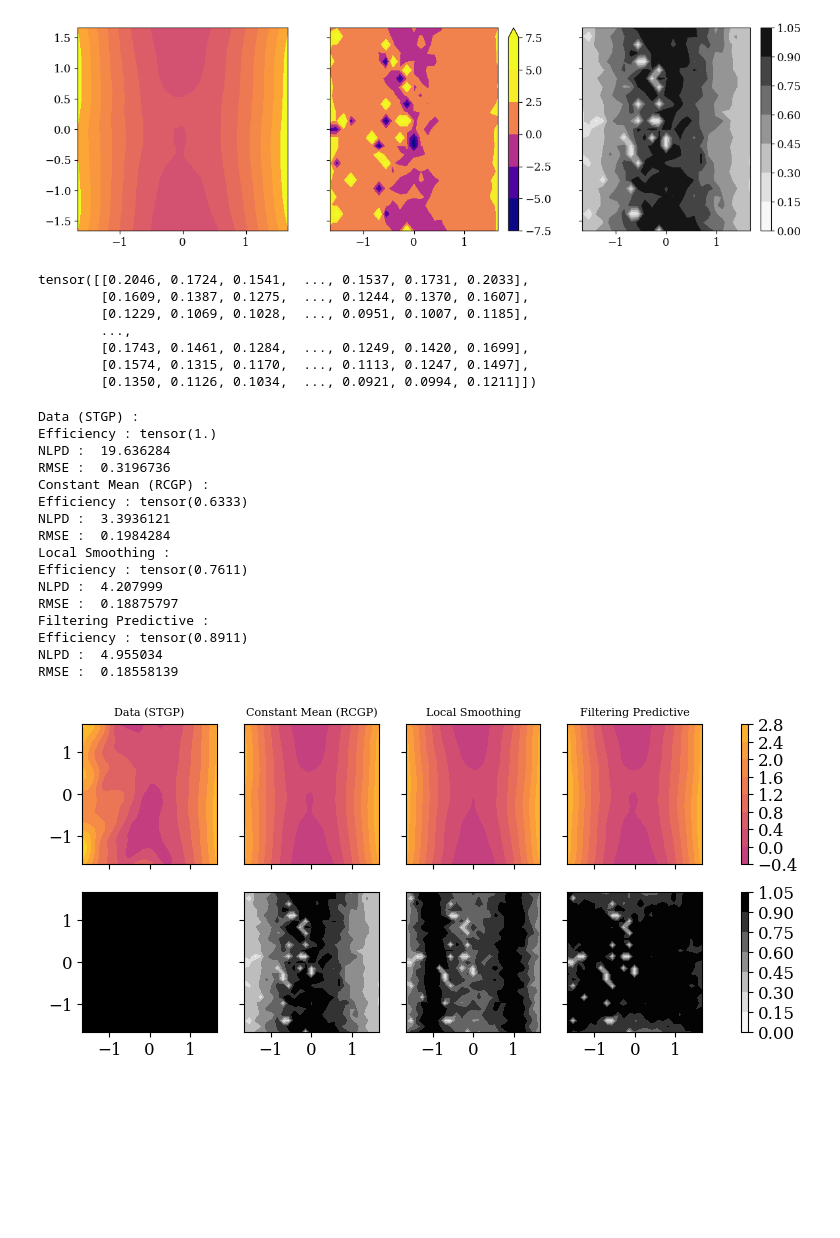
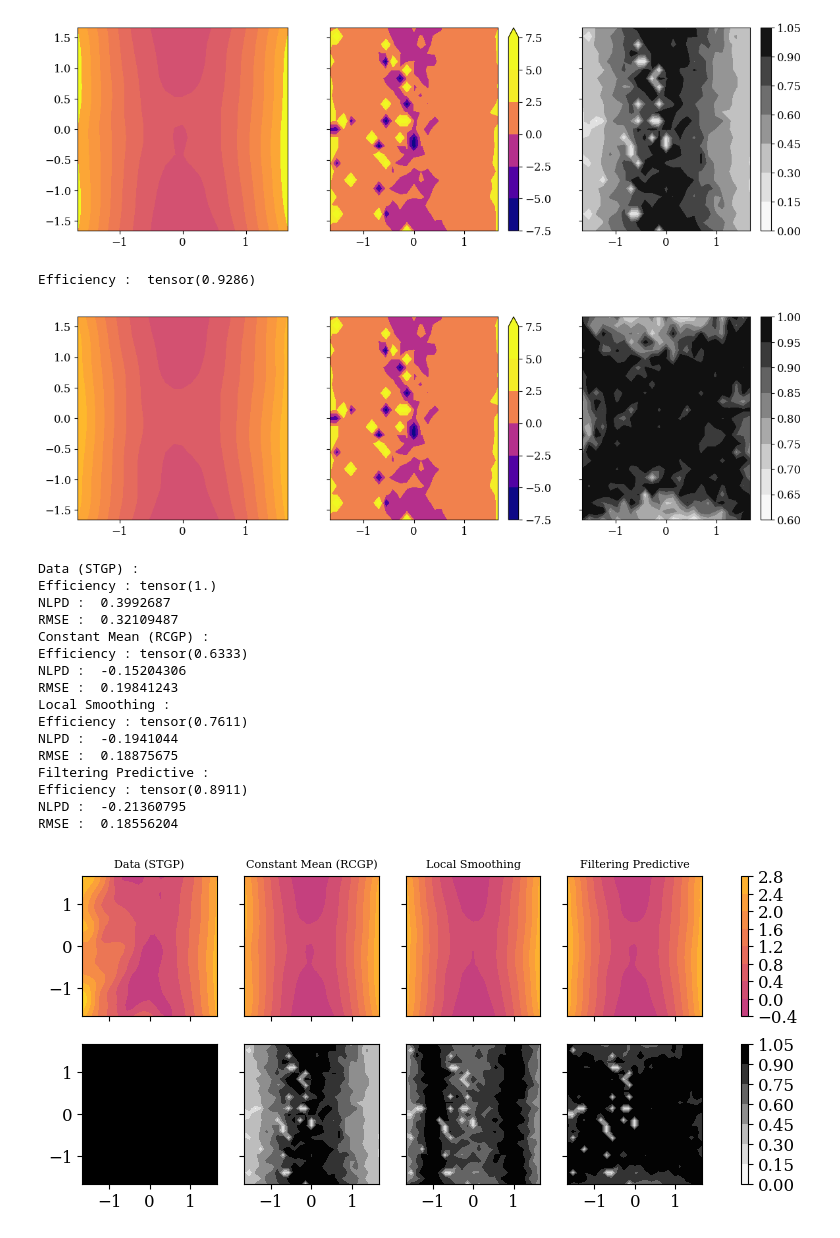
Before and after one commit to williamlaplante/ST-RCGP, a Jupyter notebook: experiments/simulated-spatio-temporal/comp-prior-means.ipynb, the cells around one changed output. Saved outputs shown, nothing was run; the diff lists cells and outputs as text; code cells hidden in the pictures; blank space fills up the shorter version.

```diff
--- a/experiments/simulated-spatio-temporal/comp-prior-means.ipynb
+++ b/experiments/simulated-spatio-temporal/comp-prior-means.ipynb
@@ -98,9 +106,9 @@ spatial_magnitude = gp_std.spatial_magnitude.clone().detach().item()
 # %% [markdown]
 # Comparing prior means
 # %%
-def get_pred_prior_mean(prior_mean):
+def get_pred_prior_mean(prior_mean, data):
 
-    model = SpatioTemporalRCGP(ts=ts, grid=grids[0], Ys=Ys, p=1)
+    model = SpatioTemporalRCGP(ts=ts, grid=grids[0], Ys=data, p=1)
 
     model.var_y = var_y
     model.temporal_lengthscale = temporal_lengthscale
@@ -123,7 +131,7 @@ def get_pred_prior_mean(prior_mean):
     with tc.no_grad():
         (preds_smooth, stds_smooth, eff), (preds_filt, covs_filt, R, Ws_norm), (ms, Ps) = model.forward(smoothing=True)
 
-    return preds_smooth, stds_smooth, eff
+    return preds_smooth, stds_smooth, eff, model.var_y.clone().detach()
 # %%
 def plot_one_map(idx, grid, preds_smooth, eff, data, vmin, vmax, cmap='plasma'):
 
@@ -149,4 +156,10 @@ plot_one_map(idx=1, grid=grids[0], preds_smooth=preds_smooth, data=Ys, eff=eff,
 # %% [output]
 Efficiency :  tensor(0.6333)
 [figure]
+# %%
+preds_smooth, stds_smooth, eff, var_y_test = get_pred_prior_mean(prior_mean=3, data=Ys_no_outliers)
+plot_one_map(idx=1, grid=grids[0], preds_smooth=preds_smooth, data=Ys, eff=eff, vmin=-5, vmax=4)
+# %% [output]
+Efficiency :  tensor(0.9286)
+[figure, added]
 # %%
@@ -176,33 +191,23 @@ def plot_multiple_prior_means(idx, grid, data, vmin, vmax, cmap='plasma'):
 
     fig.colorbar(c0, ax=axs[0])
     fig.colorbar(c1, ax=axs[1])
-# %%
-stds_smooth
-# %% [output]
-tensor([[0.2046, 0.1724, 0.1541,  ..., 0.1537, 0.1731, 0.2033],
-        [0.1609, 0.1387, 0.1275,  ..., 0.1244, 0.1370, 0.1607],
-        [0.1229, 0.1069, 0.1028,  ..., 0.0951, 0.1007, 0.1185],
-        ...,
-        [0.1743, 0.1461, 0.1284,  ..., 0.1249, 0.1420, 0.1699],
-        [0.1574, 0.1315, 0.1170,  ..., 0.1113, 0.1247, 0.1497],
-        [0.1350, 0.1126, 0.1034,  ..., 0.0921, 0.0994, 0.1211]])
 # %%
-plot_multiple_prior_means(idx=1, grid=grids[0], data=Ys_no_outliers, vmin=-4, vmax=4)
+plot_multiple_prior_means(idx=1, grid=grids[0], data=Ys_no_outliers, data_fit=Ys, vmin=-4, vmax=4)
 # %% [output]
 Data (STGP) :
 Efficiency : tensor(1.)
-NLPD :  19.636284
-RMSE :  0.3196736
+NLPD :  0.3992687
+RMSE :  0.32109487
 Constant Mean (RCGP) :
 Efficiency : tensor(0.6333)
-NLPD :  3.3936121
-RMSE :  0.1984284
+NLPD :  -0.15204306
+RMSE :  0.19841243
 Local Smoothing :
 Efficiency : tensor(0.7611)
-NLPD :  4.207999
-RMSE :  0.18875797
+NLPD :  -0.1941044
+RMSE :  0.18875675
 Filtering Predictive :
 Efficiency : tensor(0.8911)
-NLPD :  4.955034
-RMSE :  0.18558139
+NLPD :  -0.21360795
+RMSE :  0.18556204
 [figure]
```
Also changed, not shown: parts of 6 cells of this notebook.
